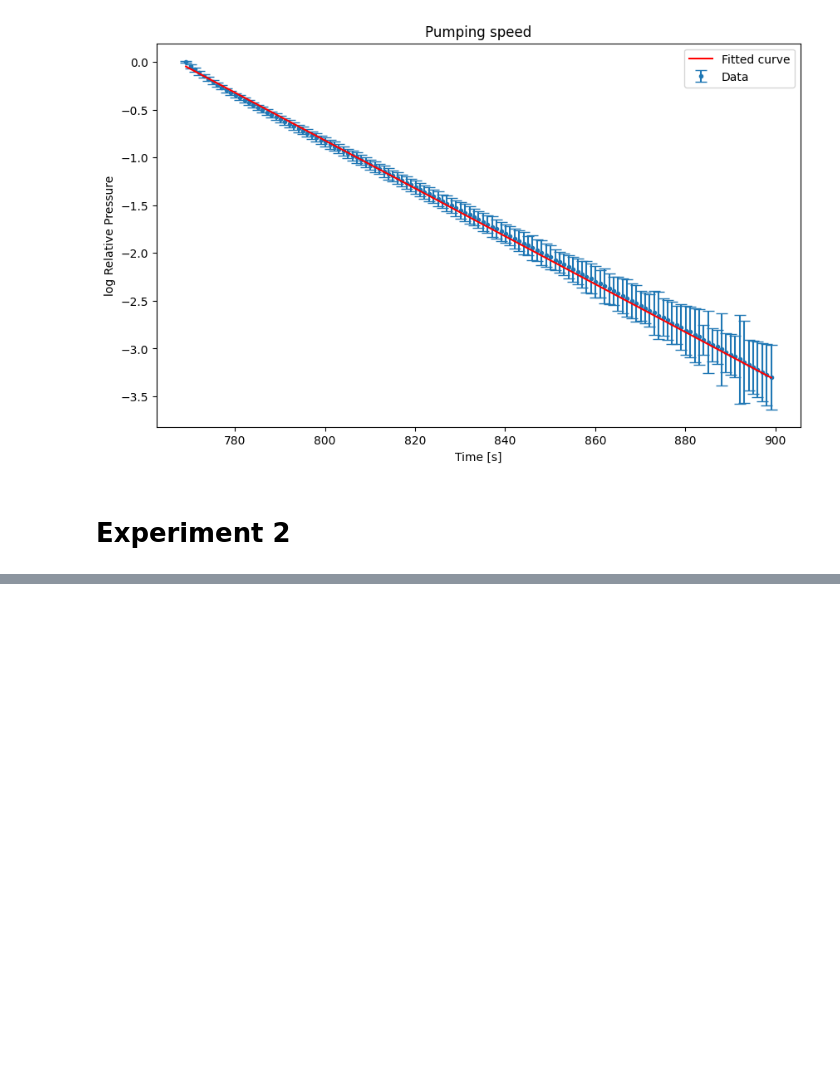
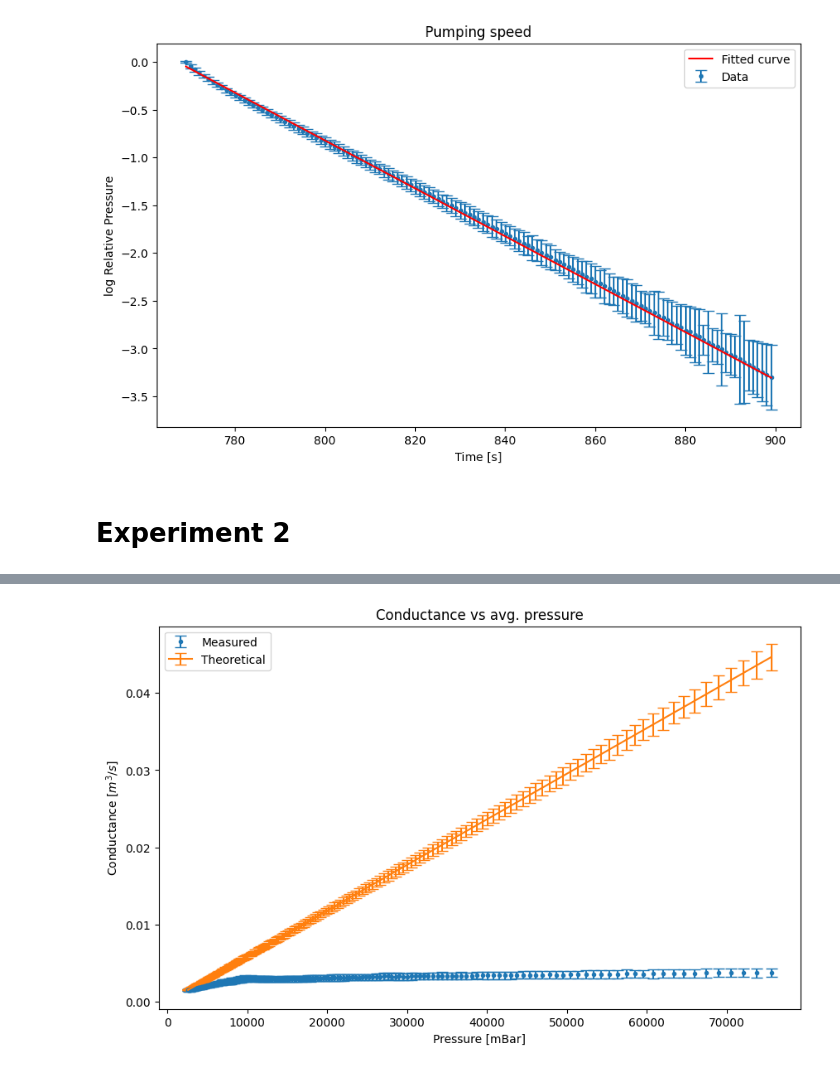
Before and after one commit to MartinOpat/Phys-Lab-Adv, a Jupyter notebook: data_processing.ipynb, the cells around one changed output, grey strips where cells are left out. Drawn from its saved outputs; the diff is of its cells as text; code cells hidden in the pictures; blank space fills up the shorter version.

```diff
--- a/data_processing.ipynb
+++ b/data_processing.ipynb
@@ -153,0 +447,24 @@ Fitted parameters: a = -2.504602e-02 +/- 1.868726e-04, b = 19.2140 +/- 0.1472
+# %%
+# ch1 - above (pp)
+# ch2 - below (p)
+Cm_4mm = S * results_df_c1_4mm["Mean_Ch1"] / (results_df_c2_4mm["Mean_Ch2"] - results_df_c1_4mm["Mean_Ch1"])
+# Cm_4mm = S * results_df_c1_4mm["Mean_Ch1"] / (results_df_c2_4mm["Mean_Ch2"] - results_df_c1_4mm["Mean_Ch1"])
+Cm_4mm_err = np.abs(Cm_4mm) * np.sqrt((Serr/S)**2 + (results_df_c2_4mm["Std_Ch2"]/(results_df_c2_4mm["Mean_Ch2"]-results_df_c1_4mm["Mean_Ch1"]))**2 + (results_df_c2_4mm["Mean_Ch2"]/(results_df_c1_4mm["Mean_Ch1"]*(results_df_c2_4mm["Mean_Ch2"]-results_df_c1_4mm["Mean_Ch1"]))*results_df_c1_4mm["Std_Ch1"])**2)
+
+p_avg_4mm = (results_df_c2_4mm["Mean_Ch2"] + results_df_c1_4mm["Mean_Ch1"]) / 2 * 100
+p_avg_4mm_err = np.abs(p_avg_4mm) * np.sqrt((results_df_c2_4mm["Std_Ch2"]/results_df_c2_4mm["Mean_Ch2"])**2 + (results_df_c1_4mm["Std_Ch1"]/results_df_c1_4mm["Mean_Ch1"])**2)
+
+Ct_4mm = np.pi*d4mm**4 / (128*eta*l) * p_avg_4mm
+Ct_4mm_err = np.pi*d4mm**4 / (128*eta*l) * p_avg_4mm_err
+
+cutoff = 10  # Discard the first few points as the pressures are similar and the errors large
+plt.figure(figsize=(10, 6))
+plt.errorbar(p_avg_4mm[cutoff:], Cm_4mm[cutoff:], yerr=Cm_4mm_err[cutoff:], fmt='.', label='Measured', capsize=5)
+plt.errorbar(p_avg_4mm[cutoff:], Ct_4mm[cutoff:], yerr=Ct_4mm_err[cutoff:], label='Theoretical', capsize=5)
+plt.title("Conductance vs avg. pressure")
+plt.xlabel("Pressure [mBar]")
+plt.ylabel(f"Conductance [$m^3/s$]")
+plt.legend()
+plt.show()
+# %% [output]
+[figure, added]
```
Also changed, not shown: parts of 7 cells of this notebook.
